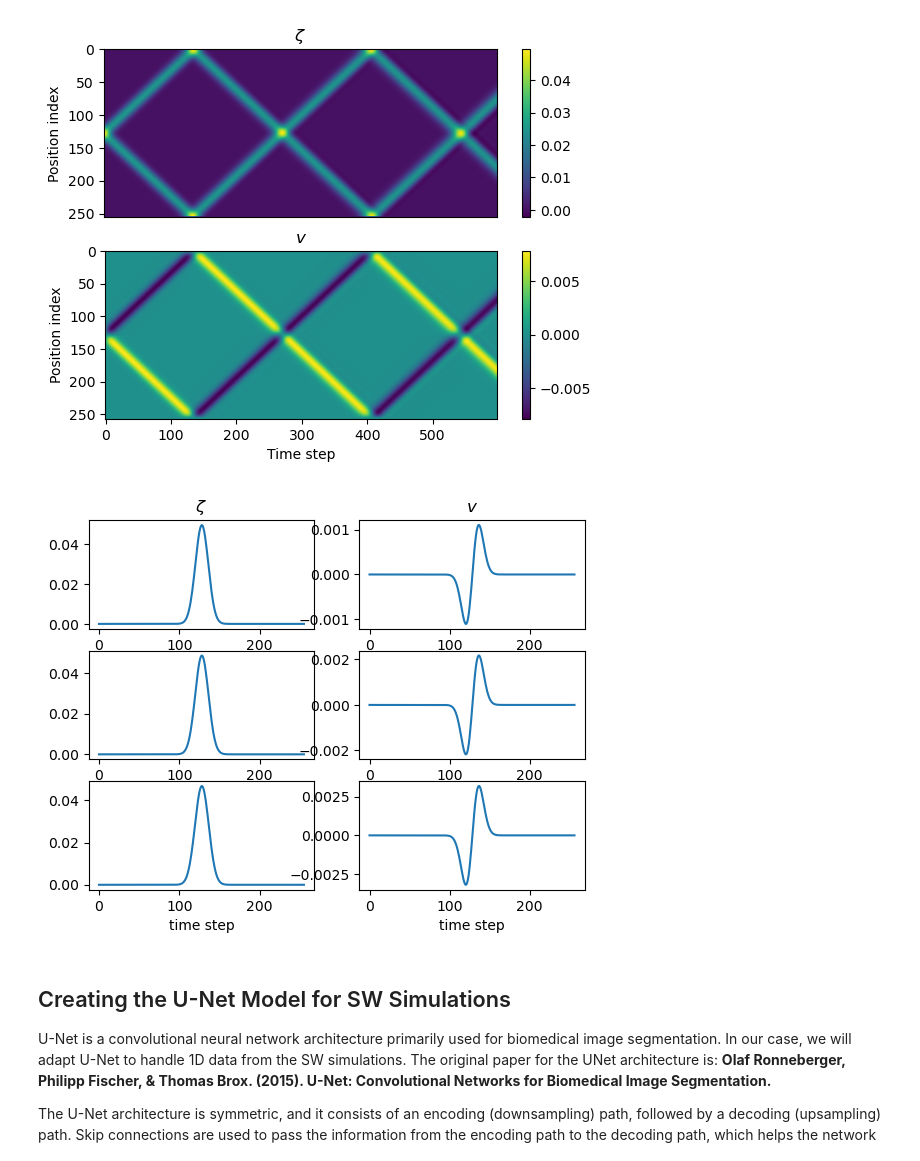
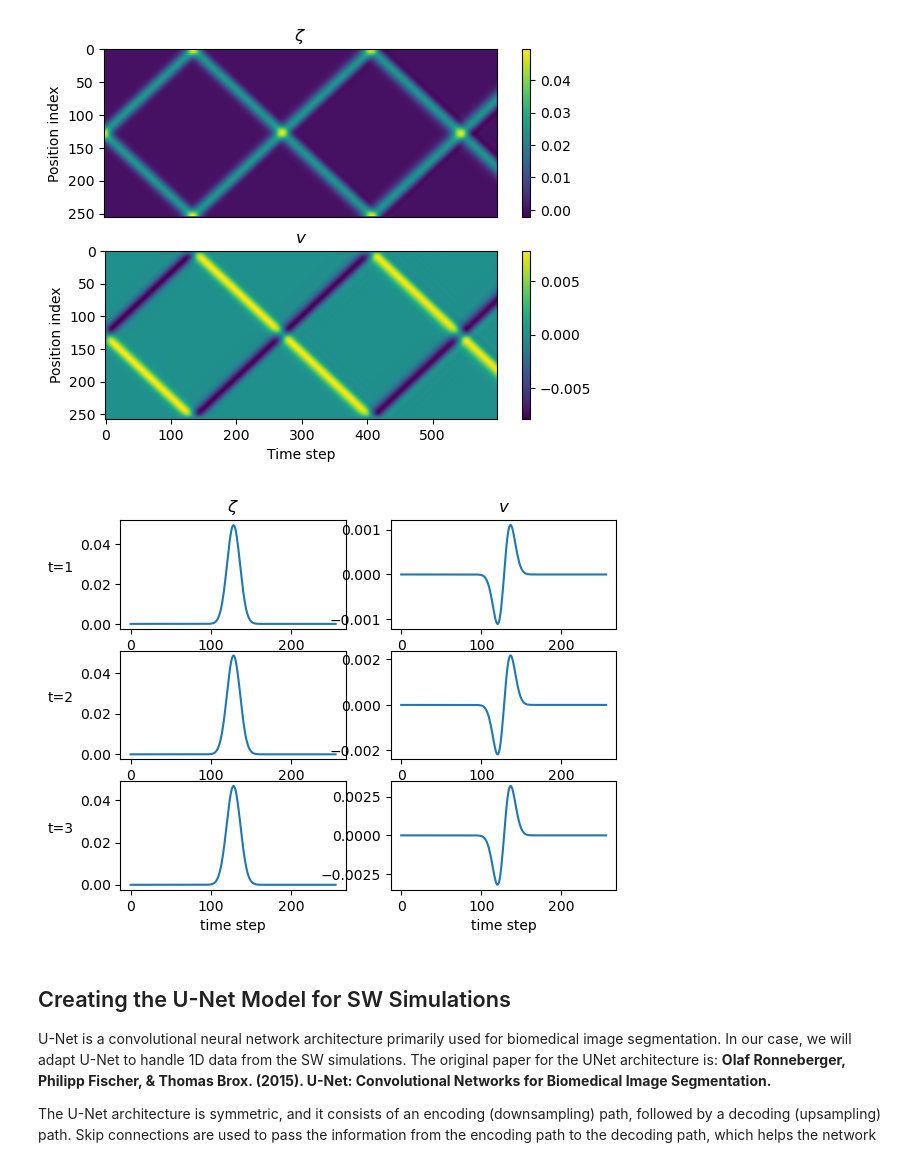
Before and after one commit to alicanbekar/pi_lecture_pytorch, a Jupyter notebook: swe_instructor_code.ipynb, the cells around one changed output. Drawn from its saved outputs; the diff is of its cells as text; code cells hidden in the pictures.

Commit message:
label time steps in plots

```diff
--- a/swe_instructor_code.ipynb
+++ b/swe_instructor_code.ipynb
@@ -122,20 +122,21 @@ img_plot(vel, title='$v$')
 # %%
 tsteps = [0, 10, 120]
 for i, t in enumerate(tsteps):
     plt.subplot(len(tsteps), 2, 2 * i + 1)
     plt.plot(zeta[i])
+    plt.ylabel(f't={i+1}', rotation=0, horizontalalignment='right')
     if i == 0:
         plt.title('$\zeta$')
     if i == len(tsteps) - 1:
         plt.xlabel('time step')
     plt.subplot(len(tsteps), 2, 2 * i + 2)
     plt.plot(vel[i])
     if i == 0:
         plt.title('$v$')
     if i == len(tsteps) - 1:
         plt.xlabel('time step')
 # %% [output]
-[figure, old version]
+[figure, new version]
 # %% [markdown]
 ## Creating the U-Net Model for SW Simulations
 
```
